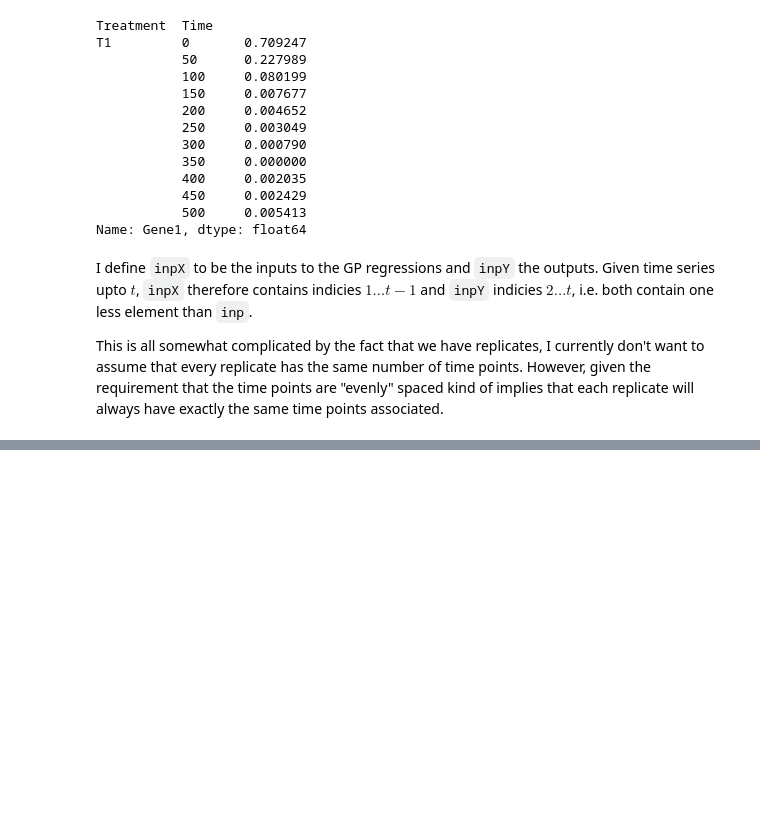
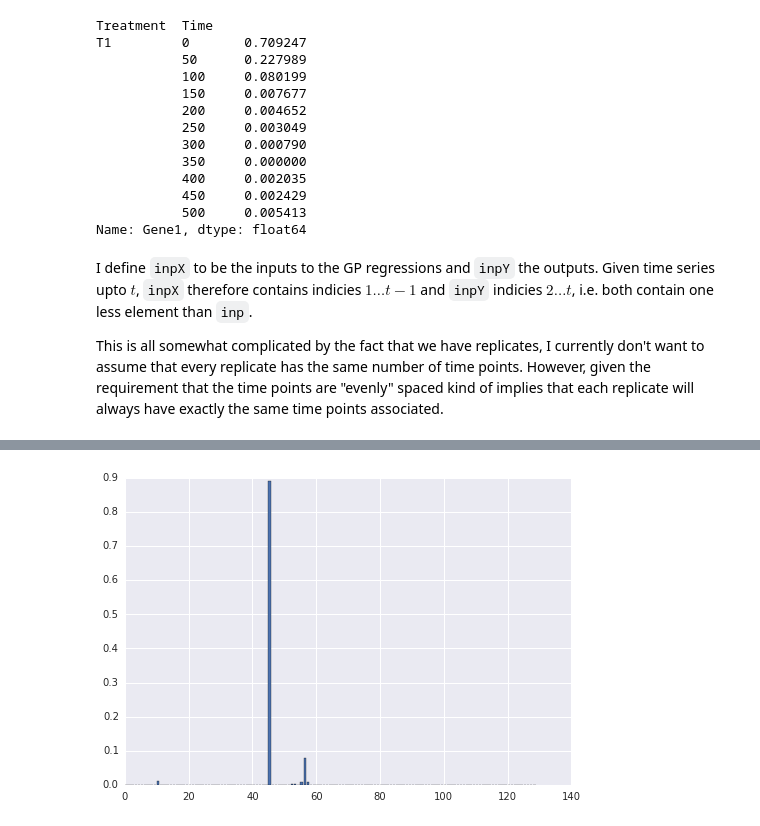
Before and after one commit to smason/ip2, a Jupyter notebook: csi.ipynb, the cells around one changed output, grey strips where cells are left out. Saved outputs shown, nothing was run; the diff lists cells and outputs as text; code cells hidden in the pictures; blank space fills up the shorter version.

```diff
--- a/csi.ipynb
+++ b/csi.ipynb
@@ -115,0 +141,9 @@ list(zip(p,[m.log_likelihood() for m in M]))
+# %%
+%%time
+res = runOpt(weights, res.x)
+print(res.x)
+
+ll = logLikUnweighted(res.x)
+weights = calcWeights(ll)
+plt.bar(range(len(weights)),weights);
+# %% [output]
@@ -115,0 +153 @@ list(zip(p,[m.log_likelihood() for m in M]))
+[figure, added]
```
Also changed, not shown: parts of 12 cells of this notebook.
